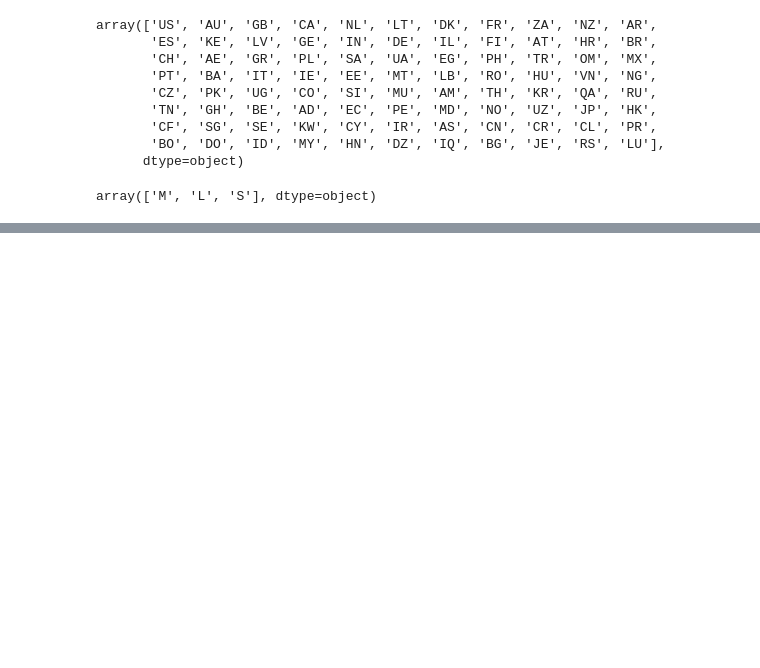
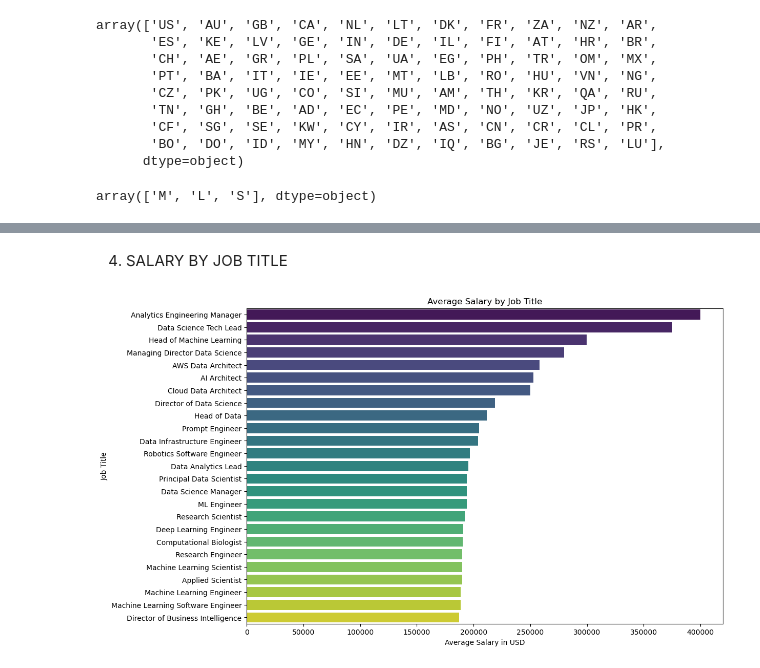
Before and after one commit to Justcolins/JOB-SALARY-ANALYSIS, a Jupyter notebook: job.ipynb, the cells around one changed output, grey strips where cells are left out. Drawn from its saved outputs; the diff is of its cells as text; code cells hidden in the pictures; blank space fills up the shorter version.

```diff
--- a/job.ipynb
+++ b/job.ipynb
@@ -451,0 +437,13 @@ jobs.head(10)
+# %% [markdown]
+4. SALARY BY JOB TITLE
+# %%
+# Average salary by job title
+plt.figure(figsize=(12, 8))
+avg_salary_by_job = jobs.groupby('job_title')['salary_in_usd'].mean().sort_values(ascending=False).head(25)
+sns.barplot(x=avg_salary_by_job.values, y=avg_salary_by_job.index, palette='viridis')
+plt.title('Average Salary by Job Title')
+plt.xlabel('Average Salary in USD')
+plt.ylabel('Job Title')
+plt.show()
+# %% [output]
+[figure, added]
```
Also changed, not shown: parts of 12 cells of this notebook.
